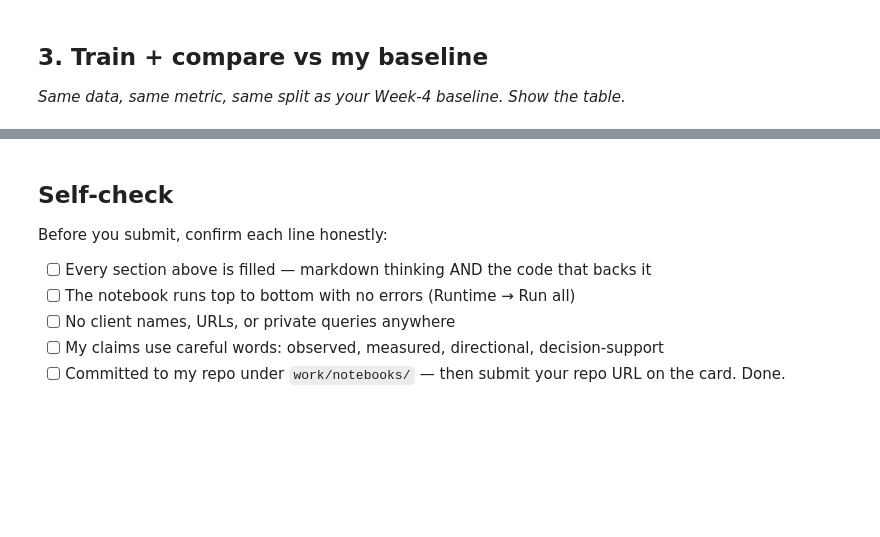
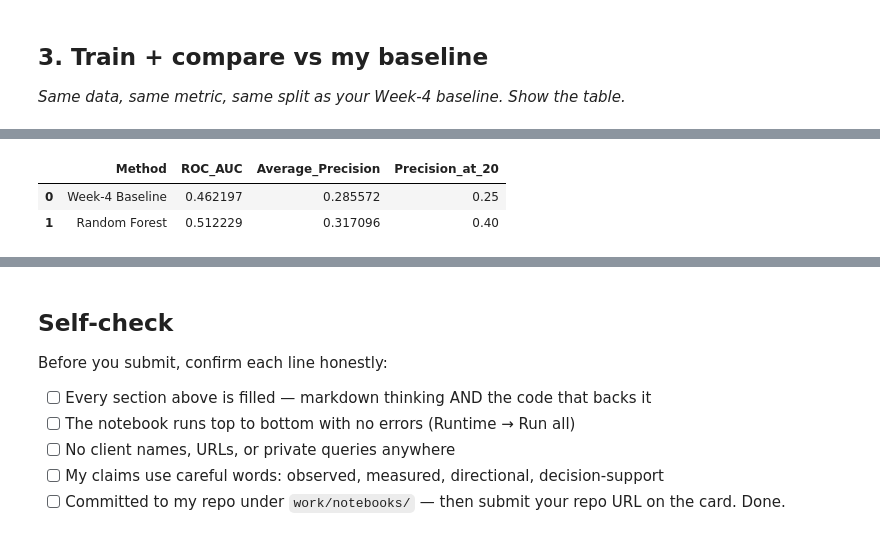
Before and after one commit to abdulmoeed1090/Fly-rank-starter-assignment, a Jupyter notebook: work/notebooks/w05_model.ipynb, the cells around one changed output, grey strips where cells are left out. Cells and saved outputs as stored; diff of their text form; code cells hidden in the pictures; blank space fills up the shorter version.

```diff
--- a/work/notebooks/w05_model.ipynb
+++ b/work/notebooks/w05_model.ipynb
@@ -33,0 +345,77 @@ This skeleton is yours to fill. Work the sections **in order** — each one has
+# %%
+# Evaluation helpers
+
+def precision_at_k(y_true, scores, k=20):
+    temp = pd.DataFrame({
+        "y": np.asarray(y_true),
+        "score": np.asarray(scores)
+    })
+
+    top_k = temp.sort_values(
+        "score",
+        ascending=False
+    ).head(k)
+
+    return top_k["y"].mean()
+
+
+# Baseline
+baseline_auc = roc_auc_score(
+    y_test,
+    baseline_test["baseline_score"]
+)
+
+baseline_ap = average_precision_score(
+    y_test,
+    baseline_test["baseline_score"]
+)
+
+baseline_p20 = precision_at_k(
+    y_test,
+    baseline_test["baseline_score"],
+    20
+)
+
+
+# Random Forest
+model_auc = roc_auc_score(
+    y_test,
+    model_prob
+)
+
+model_ap = average_precision_score(
+    y_test,
+    model_prob
+)
+
+model_p20 = precision_at_k(
+    y_test,
+    model_prob,
+    20
+)
+
+
+results = pd.DataFrame({
+    "Method": [
+        "Week-4 Baseline",
+        "Random Forest"
+    ],
+    "ROC_AUC": [
+        baseline_auc,
+        model_auc
+    ],
+    "Average_Precision": [
+        baseline_ap,
+        model_ap
+    ],
+    "Precision_at_20": [
+        baseline_p20,
+        model_p20
+    ]
+})
+
+results
+# %% [output]
+|  | Method | ROC_AUC | Average_Precision | Precision_at_20 |
+| 0 | Week-4 Baseline | 0.462197 | 0.285572 | 0.25 |
+| 1 | Random Forest | 0.512229 | 0.317096 | 0.40 |
```
Also changed, not shown: parts of 28 cells of this notebook.
